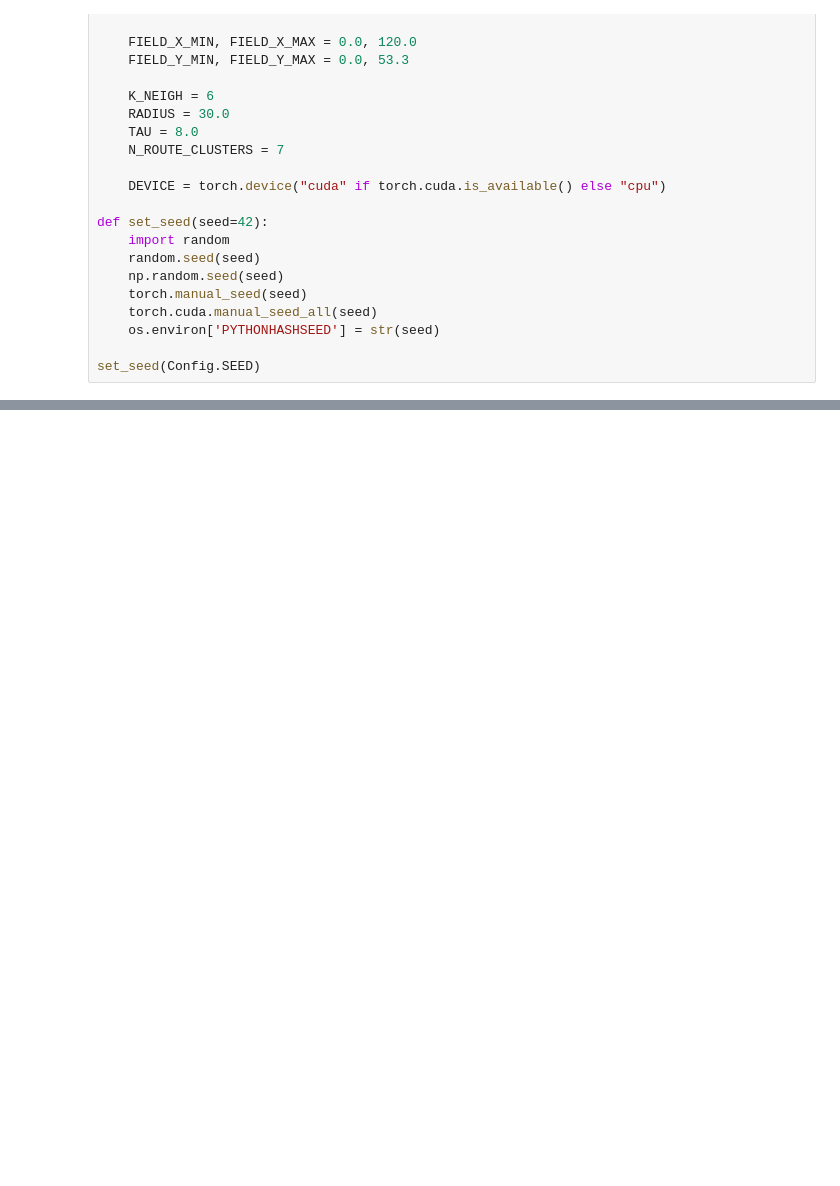
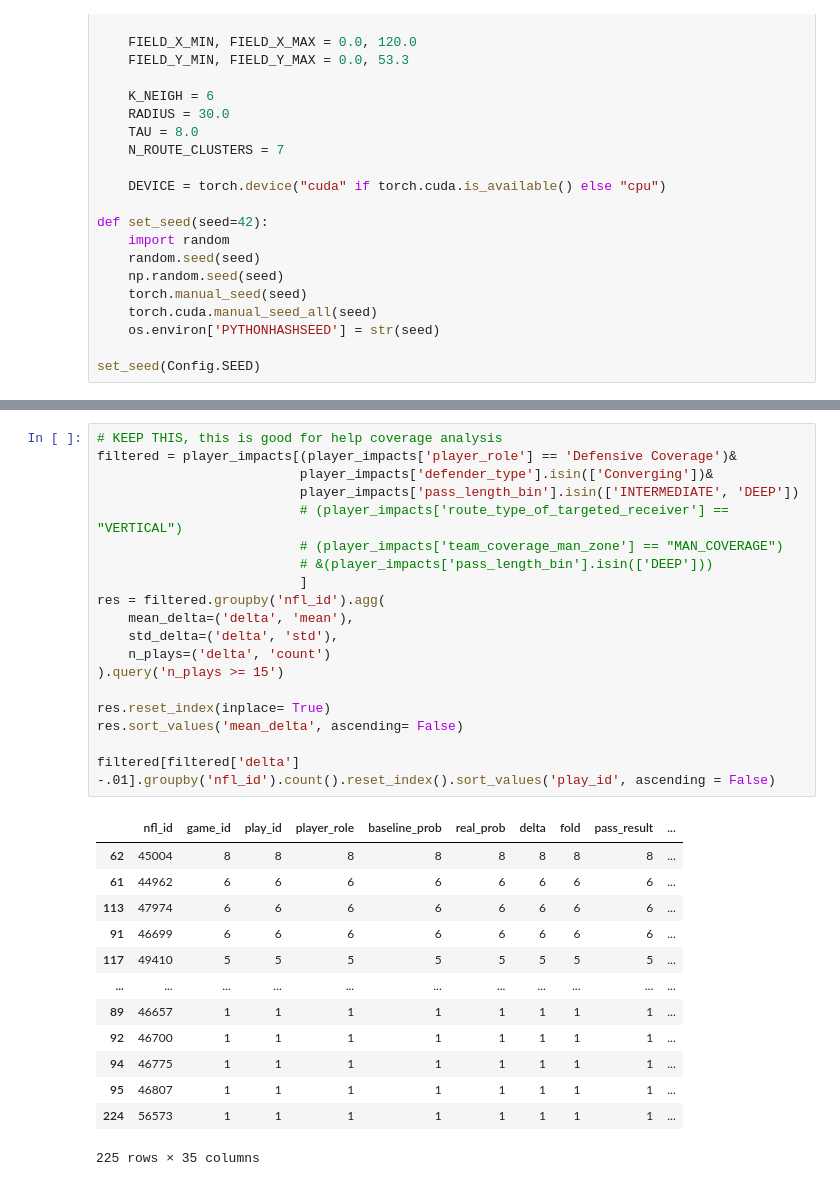
Before and after one commit to kevniu95/bdb-26, a Jupyter notebook: analytics_pred_catch_analysis.ipynb, the cells around one changed output, grey strips where cells are left out. Saved outputs shown, nothing was run; the diff lists cells and outputs as text; blank space fills up the shorter version.

```diff
--- a/analytics_pred_catch_analysis.ipynb
+++ b/analytics_pred_catch_analysis.ipynb
@@ -68,0 +2217,33 @@ NameError: name 'supplementary_data' is not defined
+# %%
+# KEEP THIS, this is good for help coverage analysis
+filtered = player_impacts[(player_impacts['player_role'] == 'Defensive Coverage')&
+                          player_impacts['defender_type'].isin(['Converging'])&
+                          player_impacts['pass_length_bin'].isin(['INTERMEDIATE', 'DEEP'])
+                          # (player_impacts['route_type_of_targeted_receiver'] == "VERTICAL")
+                          # (player_impacts['team_coverage_man_zone'] == "MAN_COVERAGE")
+                          # &(player_impacts['pass_length_bin'].isin(['DEEP']))
+                          ]
+res = filtered.groupby('nfl_id').agg(
+    mean_delta=('delta', 'mean'),
+    std_delta=('delta', 'std'),
+    n_plays=('delta', 'count')
+).query('n_plays >= 15')
+
+res.reset_index(inplace= True)
+res.sort_values('mean_delta', ascending= False)
+
+filtered[filtered['delta']  -.01].groupby('nfl_id').count().reset_index().sort_values('play_id', ascending = False)
+# %% [output]
+|  | nfl_id | game_id | play_id | player_role | baseline_prob | real_prob | delta | fold | pass_result | ... |
+| 62 | 45004 | 8 | 8 | 8 | 8 | 8 | 8 | 8 | 8 | ... |
+| 61 | 44962 | 6 | 6 | 6 | 6 | 6 | 6 | 6 | 6 | ... |
+| 113 | 47974 | 6 | 6 | 6 | 6 | 6 | 6 | 6 | 6 | ... |
+| 91 | 46699 | 6 | 6 | 6 | 6 | 6 | 6 | 6 | 6 | ... |
+| 117 | 49410 | 5 | 5 | 5 | 5 | 5 | 5 | 5 | 5 | ... |
+| ... | ... | ... | ... | ... | ... | ... | ... | ... | ... | ... |
+| 89 | 46657 | 1 | 1 | 1 | 1 | 1 | 1 | 1 | 1 | ... |
+| 92 | 46700 | 1 | 1 | 1 | 1 | 1 | 1 | 1 | 1 | ... |
+| 94 | 46775 | 1 | 1 | 1 | 1 | 1 | 1 | 1 | 1 | ... |
+| 95 | 46807 | 1 | 1 | 1 | 1 | 1 | 1 | 1 | 1 | ... |
+| 224 | 56573 | 1 | 1 | 1 | 1 | 1 | 1 | 1 | 1 | ... |
+225 rows × 35 columns
```
Also changed, not shown: parts of 30 cells of this notebook.
